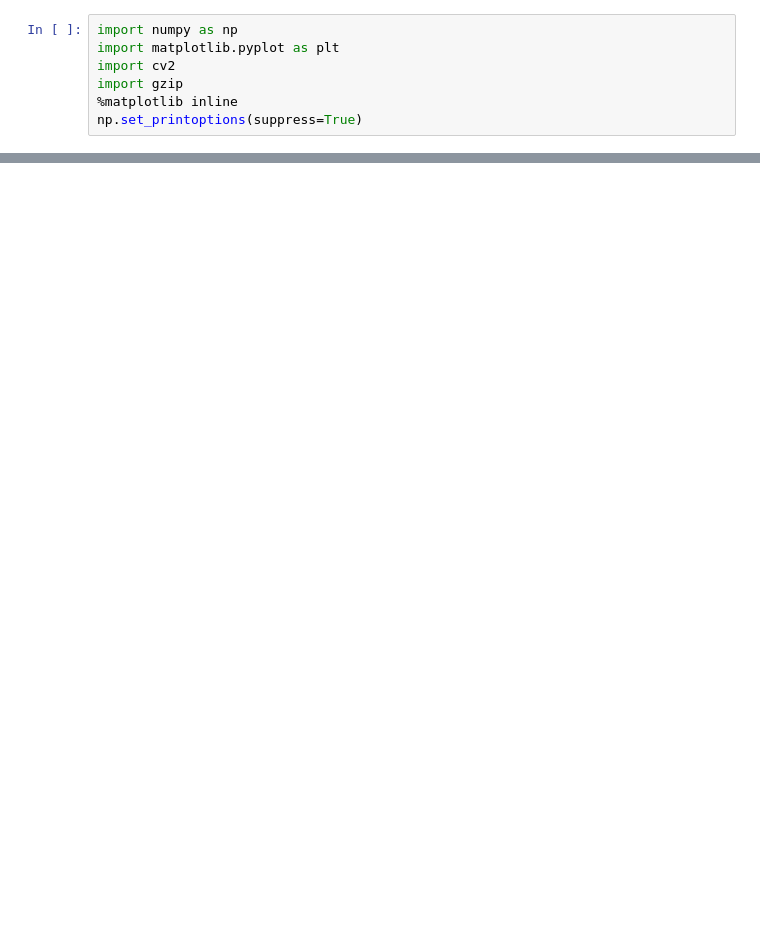
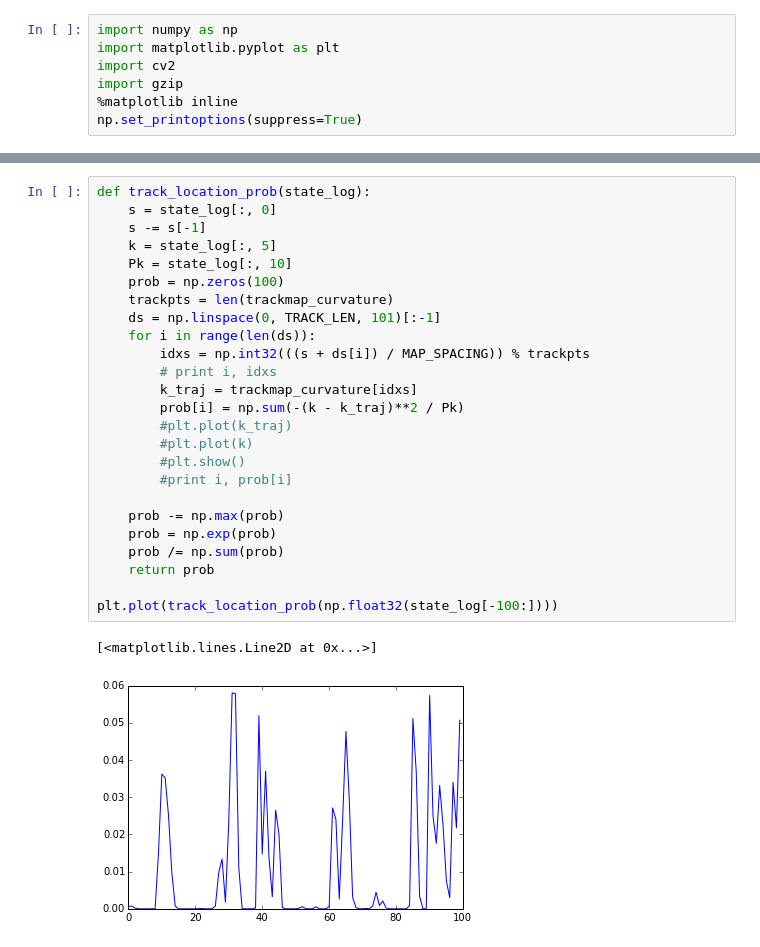
Before and after one commit to a1k0n/autorustler, a Jupyter notebook: diyrobocars/ekf_numeric.ipynb, the cells around one changed output, grey strips where cells are left out. Drawn from its saved outputs; the diff is of its cells as text; blank space fills up the shorter version.

```diff
--- a/diyrobocars/ekf_numeric.ipynb
+++ b/diyrobocars/ekf_numeric.ipynb
@@ -231,0 +461,28 @@ def kalman_update_imu(x, P, u, accel, gyro, dt):
+# %%
+def track_location_prob(state_log):
+    s = state_log[:, 0]
+    s -= s[-1]
+    k = state_log[:, 5]
+    Pk = state_log[:, 10]
+    prob = np.zeros(100)
+    trackpts = len(trackmap_curvature)
+    ds = np.linspace(0, TRACK_LEN, 101)[:-1]
+    for i in range(len(ds)):
+        idxs = np.int32(((s + ds[i]) / MAP_SPACING)) % trackpts
+        # print i, idxs
+        k_traj = trackmap_curvature[idxs]
+        prob[i] = np.sum(-(k - k_traj)**2 / Pk)
+        #plt.plot(k_traj)
+        #plt.plot(k)
+        #plt.show()
+        #print i, prob[i]
+
+    prob -= np.max(prob)
+    prob = np.exp(prob)
+    prob /= np.sum(prob)
+    return prob
+
+plt.plot(track_location_prob(np.float32(state_log[-100:])))
+# %% [output]
+[<matplotlib.lines.Line2D at 0x...>]
+[figure, added]
```
Also changed, not shown: parts of 40 cells of this notebook, 19 other files.
